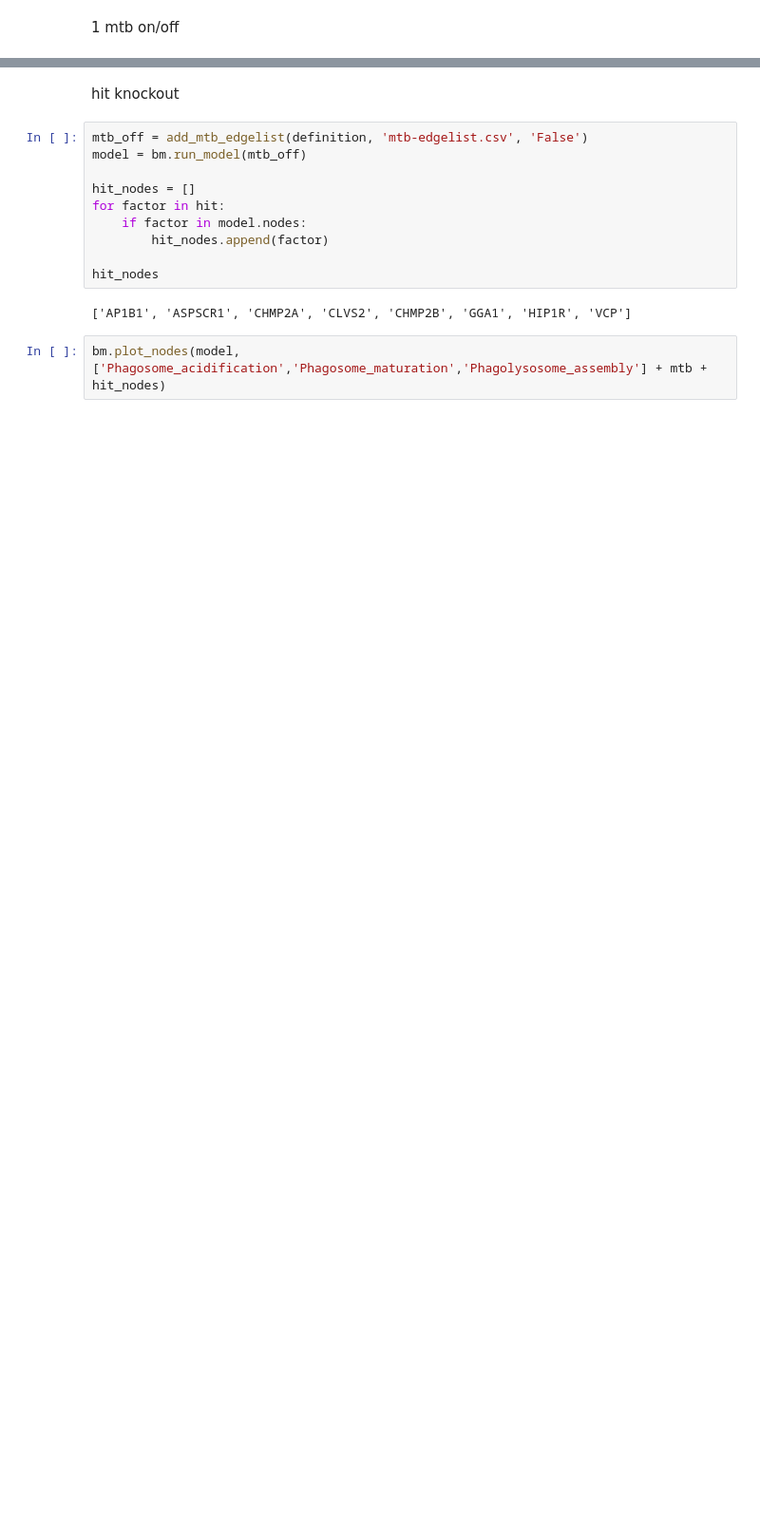
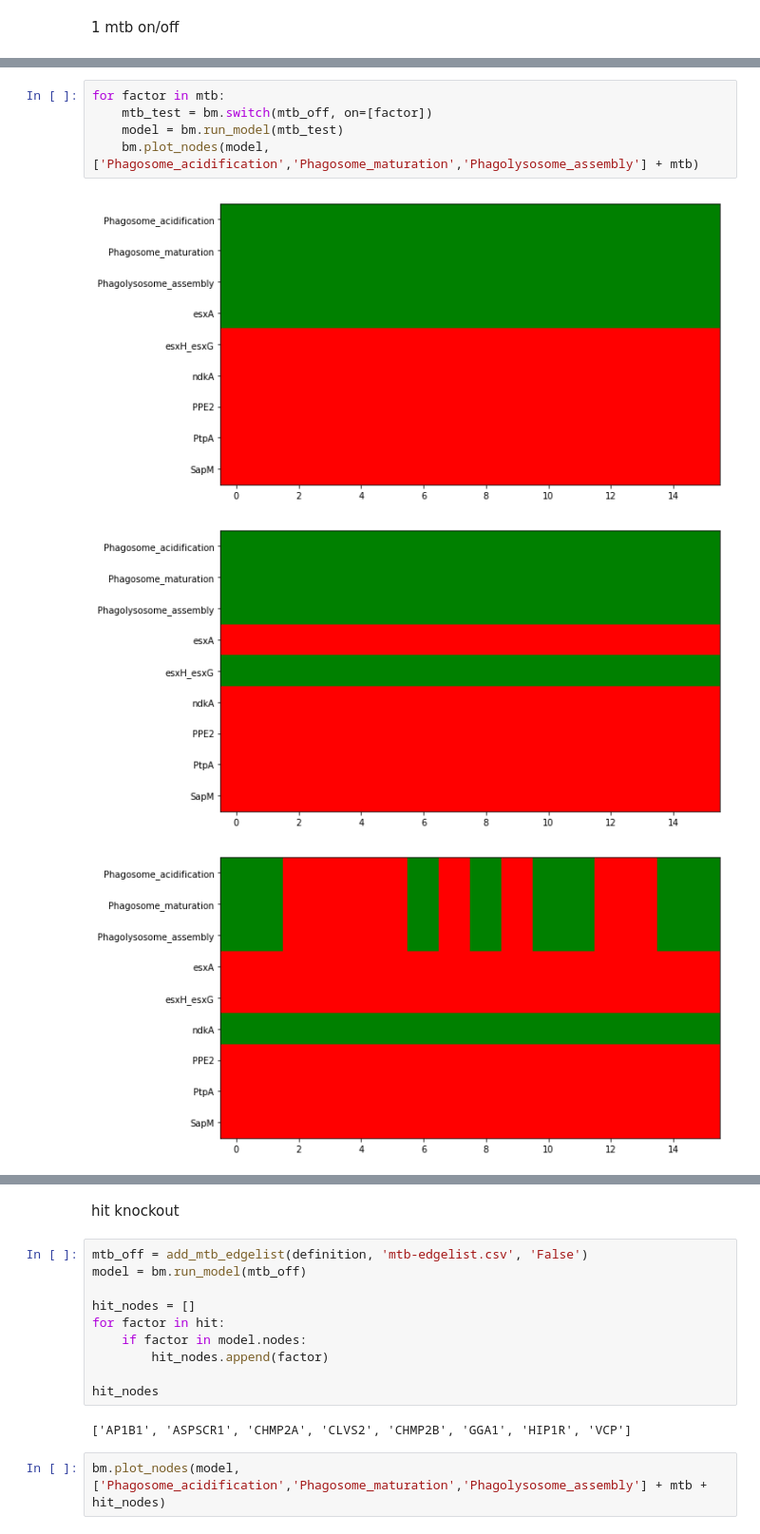
Before and after one commit to charlies-b/rp1, a Jupyter notebook: string-model-1.ipynb, the cells around one changed output, grey strips where cells are left out. Shown at 95% size. Saved outputs shown, nothing was run; the diff lists cells and outputs as text; blank space fills up the shorter version.

```diff
--- a/string-model-1.ipynb
+++ b/string-model-1.ipynb
@@ -25,0 +35,9 @@ bm.plot_nodes(model, ['Phagosome_acidification','Phagosome_maturation','Phagolys
+# %%
+for factor in mtb:
+    mtb_test = bm.switch(mtb_off, on=[factor])
+    model = bm.run_model(mtb_test)
+    bm.plot_nodes(model, ['Phagosome_acidification','Phagosome_maturation','Phagolysosome_assembly'] + mtb)
+# %% [output]
+[figure, added]
+[figure, added]
+[figure, added]
```
Also changed, not shown: parts of 7 cells of this notebook, 1 other file.
